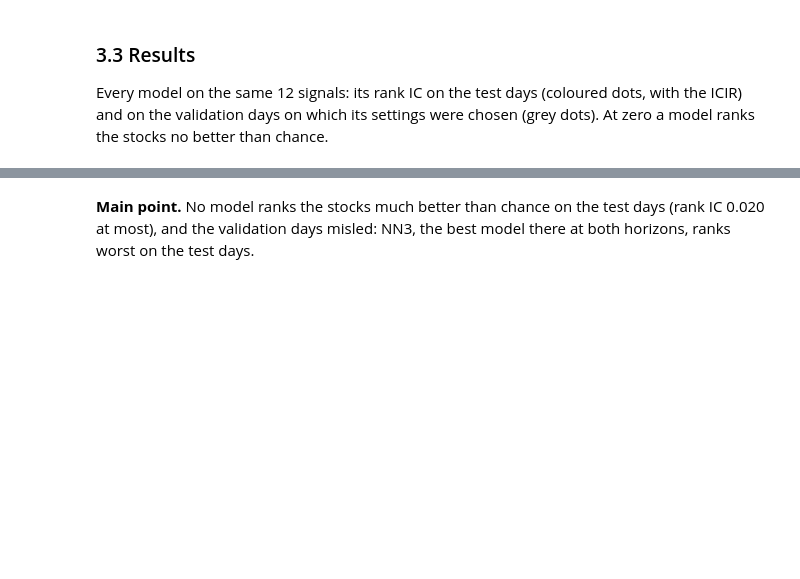
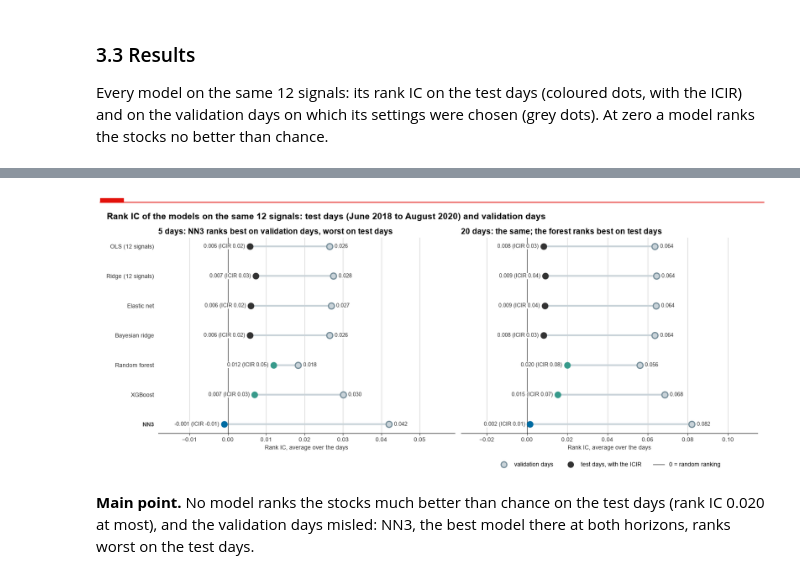
Before and after one commit to cboumans/Finance_with_Big_Data, a Jupyter notebook: lab4/PCLab4_Group4.ipynb, the cells around one changed output, grey strips where cells are left out. Saved outputs shown, nothing was run; the diff lists cells and outputs as text; code cells hidden in the pictures; blank space fills up the shorter version.

```diff
--- a/lab4/PCLab4_Group4.ipynb
+++ b/lab4/PCLab4_Group4.ipynb
@@ -801,0 +857,11 @@ for h, (X, y, masks) in data.items():
+# %%
+# The forest, XGBoost and NN3: trained once, then loaded from disk.
+ml = cached_forecasts(train_models)
+
+# horizon: {model: forecasts}, like `forecasts`: for the validation days (3.3) and without the market signals (3.4)
+validation_forecasts, stock_forecasts = {h: {} for h in HORIZONS}, {h: {} for h in HORIZONS}
+for h in HORIZONS:
+    for name, key in ML_KEYS.items():
+        forecasts[h][name] = ml[f"{key}_{h}"]
+        validation_forecasts[h][name] = ml[f"{key}_validation_{h}"]
+        stock_forecasts[h][name] = ml[f"{key}_stock_{h}"]
@@ -801,0 +887,22 @@ for h, (X, y, masks) in data.items():
+# %%
+# The settings the validation days chose.
+for h, (X, y, masks) in data.items():
+    forest_grid, nn3_grid = ml[f"forest_grid_{h}"], ml[f"nn3_grid_{h}"]
+    (n, share), (l1, lr) = forest_grid[forest_grid[:, 2].argmax(), :2], nn3_grid[nn3_grid[:, 2].argmax(), :2]
+    depth, rate, trees = ml[f"xgb_settings_{h}"]
+    ridge, enet, bayes = (linear_models[h][name] for name in ["Ridge (12 signals)", "Elastic net", "Bayesian ridge"])
+
+    # Bayesian ridge: a forecast's variance = the noise 1 / alpha_ + what the uncertain coefficients add
+    std = bayes.predict(X.loc[masks["test"], ALL_SIGNALS], return_std=True)[1]
+    from_coefficients = np.sqrt(np.mean(std ** 2 - 1 / bayes.alpha_))
+
+    indent = " " * len(f"{h}-day horizon")
+    print(f"{h}-day horizon | NN3: L1 penalty {l1:.0e}, learning rate {lr:g} "
+          f"| forest: {n:.0f} leaves, {share:.0%} of the signals at each split "
+          f"| XGBoost: depth {depth:.0f}, learning rate {rate:g}, {trees:.0f} trees, "
+          f"splitting on {ml[f'xgb_signals_{h}'].sum()} of {len(ALL_SIGNALS)} signals")
+    print(f"{indent} | Ridge: penalty {ridge.alpha:.0e} "
+          f"| elastic net: penalty {enet.alpha:.0e}, lasso share {enet.l1_ratio}, "
+          f"{np.sum(enet.coef_ != 0)} of {len(ALL_SIGNALS)} signals kept "
+          f"| Bayesian ridge: penalty {bayes.lambda_ / bayes.alpha_:.0e}, coefficient uncertainty adds "
+          f"{from_coefficients:.3%} to a forecast's standard deviation, the noise {1 / np.sqrt(bayes.alpha_):.2%}")
@@ -855,3 +975,12 @@ show()
+# %%
+dumbbells(validation_ics, "validation days", "test days, with the ICIR", grey=True, icir=True,
+          titles={5: "5 days: NN3 ranks best on validation days, worst on test days",
+                  20: "20 days: the same; the forest ranks best on test days"},
+          title="Rank IC of the models on the same 12 signals: test days (June 2018 to August 2020) "
+                "and validation days",
+          xlabel="Rank IC, average over the days", loc="upper center", bbox_to_anchor=(0.5, -0.12), ncol=3)
+# %% [output]
+[figure, added]
 # %% [markdown]
 **Main point.** No model ranks the stocks much better than chance on the test days (rank IC 0.020 at most), and the validation days misled: NN3, the best model there at both horizons, ranks worst on the test days.
 # %% [markdown]
```
Also changed, not shown: parts of 48 cells of this notebook.
